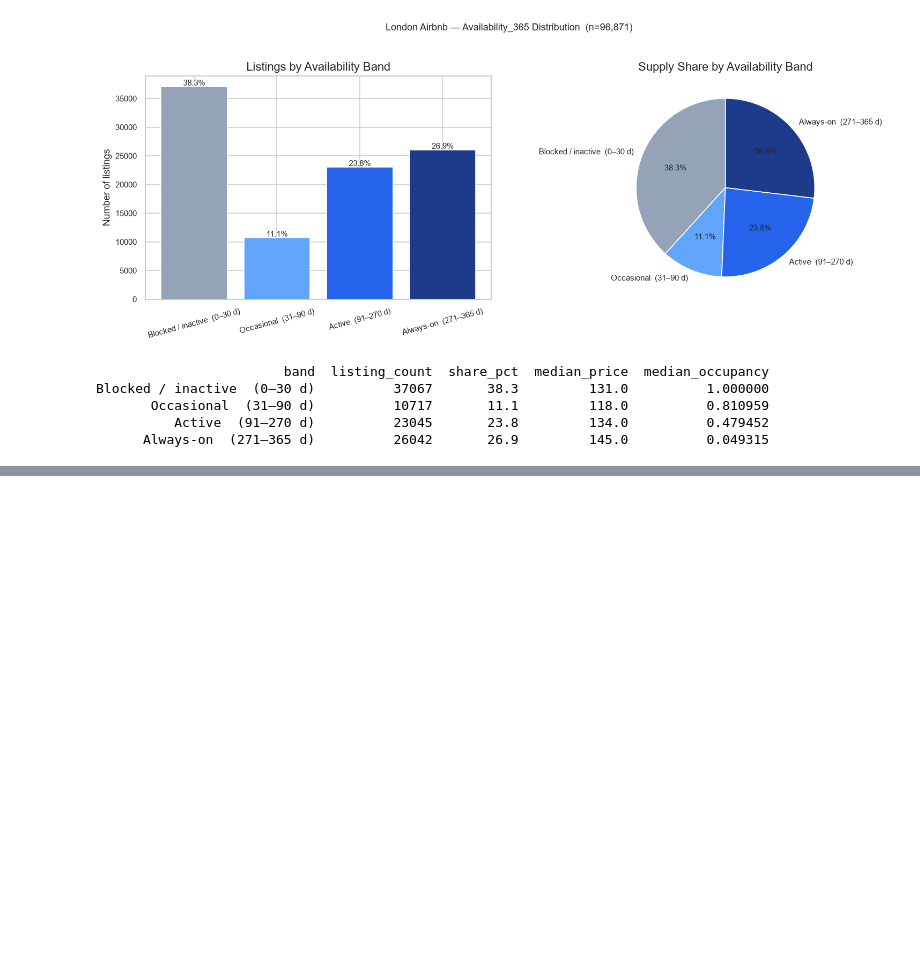
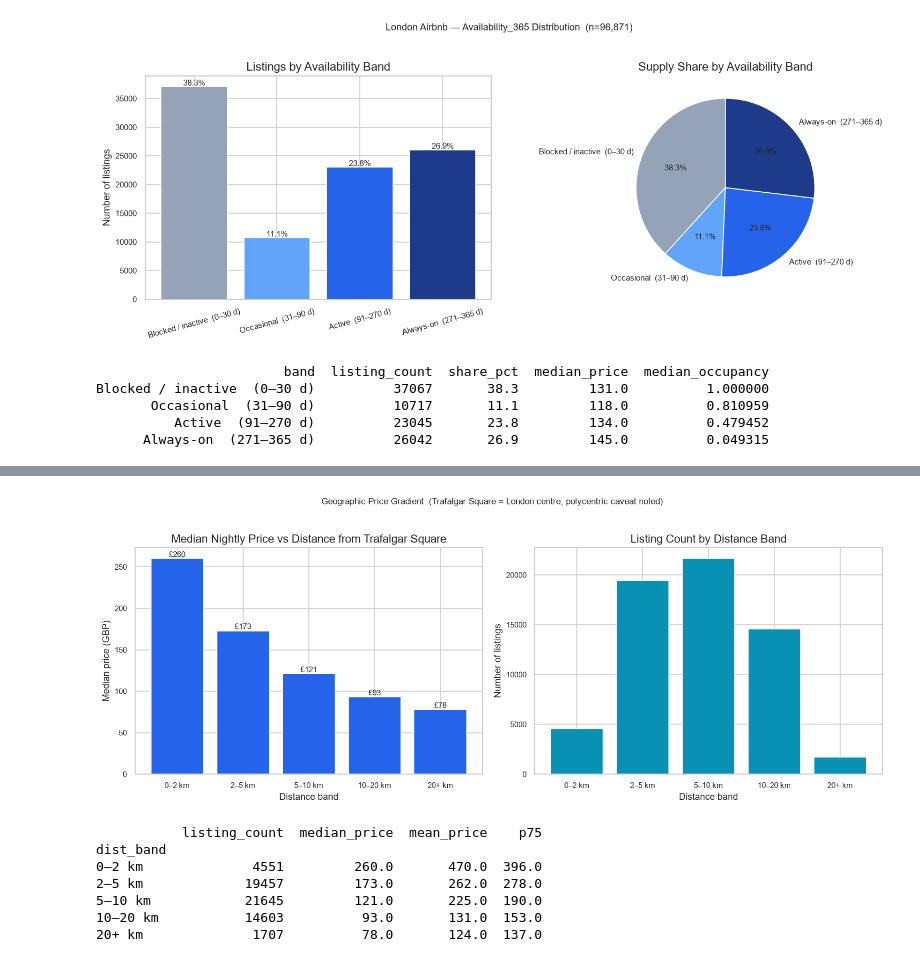
Before and after one commit to bavikaranyogeswaran/Airbnb-Multi-City-Data-Pipeline, a Jupyter notebook: notebooks/03_exploratory_data_analysis.ipynb, the cells around one changed output, grey strips where cells are left out. Drawn from its saved outputs; the diff is of its cells as text; code cells hidden in the pictures; blank space fills up the shorter version.

```diff
--- a/notebooks/03_exploratory_data_analysis.ipynb
+++ b/notebooks/03_exploratory_data_analysis.ipynb
@@ -629,0 +751,78 @@ Blocked / inactive  (0–30 d)          37067       38.3         131.0
+# %%
+# ── Chart 11 — Price gradient by distance from city centre ───────────────────
+# City centre = Trafalgar Square (well-documented single reference, acknowledged limitation).
+# Limitation: London is polycentric; a single point oversimplifies, but is standard.
+
+import math
+
+CENTRE_LAT = 51.5080   # Trafalgar Square
+CENTRE_LON = -0.1281
+
+def _haversine_km(lat1, lon1, lat2, lon2) -> float:
+    """Great-circle distance in km."""
+    R = 6371.0
+    dlat = math.radians(lat2 - lat1)
+    dlon = math.radians(lon2 - lon1)
+    a = math.sin(dlat/2)**2 + math.cos(math.radians(lat1)) * math.cos(math.radians(lat2)) * math.sin(dlon/2)**2
+    return R * 2 * math.asin(math.sqrt(a))
+
+geo_listings["dist_km"] = geo_listings.apply(
+    lambda r: _haversine_km(r["latitude"], r["longitude"], CENTRE_LAT, CENTRE_LON),
+    axis=1,
+)
+
+def _dist_band(d: float) -> str:
+    if d <= 2:   return "0–2 km"
+    if d <= 5:   return "2–5 km"
+    if d <= 10:  return "5–10 km"
+    if d <= 20:  return "10–20 km"
+    return "20+ km"
+
+geo_listings["dist_band"] = geo_listings["dist_km"].apply(_dist_band)
+
+band_order_dist = ["0–2 km", "2–5 km", "5–10 km", "10–20 km", "20+ km"]
+
+price_by_dist = (
+    geo_listings[geo_listings["price_numeric"].notna()]
+    .groupby("dist_band", observed=True)["price_numeric"]
+    .agg(
+        listing_count="count",
+        median_price="median",
+        mean_price="mean",
+        p75=lambda x: x.quantile(0.75),
+    )
+    .reindex(band_order_dist)
+    .round(0)
+)
+price_by_dist.to_csv(TABLES / "price_by_distance_band.csv")
+
+fig, axes = plt.subplots(1, 2, figsize=(13, 5))
+
+axes[0].bar(price_by_dist.index, price_by_dist["median_price"], color="#2563eb")
+axes[0].set_title("Median Nightly Price vs Distance from Trafalgar Square")
+axes[0].set_xlabel("Distance band")
+axes[0].set_ylabel("Median price (GBP)")
+for i, (idx, row) in enumerate(price_by_dist.iterrows()):
+    axes[0].text(i, row["median_price"] + 2, f"£{int(row['median_price'])}", ha="center", fontsize=9)
+
+axes[1].bar(price_by_dist.index, price_by_dist["listing_count"], color="#0891b2")
+axes[1].set_title("Listing Count by Distance Band")
+axes[1].set_xlabel("Distance band")
+axes[1].set_ylabel("Number of listings")
+
+plt.suptitle("Geographic Price Gradient  (Trafalgar Square = London centre, polycentric caveat noted)",
+             fontsize=10, y=1.02)
+plt.tight_layout()
+plt.savefig(FIGS / "09_price_gradient_by_distance.png", dpi=150, bbox_inches="tight")
+plt.show()
+
+print(price_by_dist.to_string())
+# %% [output]
+[figure, added]
+           listing_count  median_price  mean_price    p75
+dist_band
+0–2 km              4551         260.0       470.0  396.0
+2–5 km             19457         173.0       262.0  278.0
+5–10 km            21645         121.0       225.0  190.0
+10–20 km           14603          93.0       131.0  153.0
+20+ km              1707          78.0       124.0  137.0
```
Also changed, not shown: parts of 5 cells of this notebook, 8 other files.
